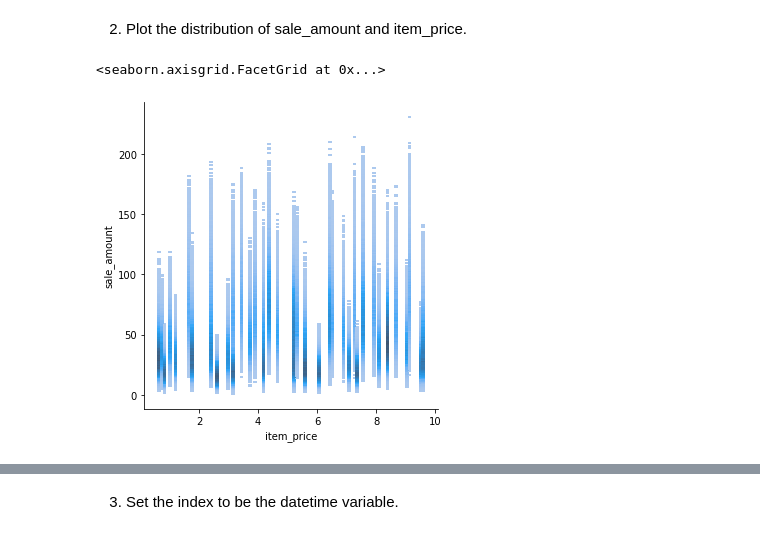
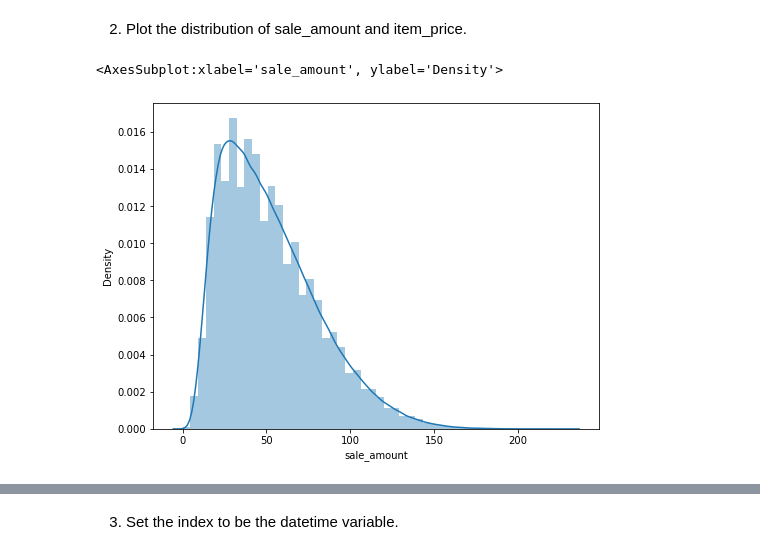
Before and after one commit to albertopuentes/time-series-exercises, a Jupyter notebook: prepare.ipynb, the cells around one changed output, grey strips where cells are left out. Cells and saved outputs as stored; diff of their text form; code cells hidden in the pictures.

```diff
--- a/prepare.ipynb
+++ b/prepare.ipynb
@@ -94,7 +98,7 @@ merged.head()
 # %% [markdown]
 2) Plot the distribution of sale_amount and item_price.
 # %%
-sns.displot(merged, y="sale_amount", x='item_price')
+sns.distplot(merged.sale_amount)
 # %% [output]
-<seaborn.axisgrid.FacetGrid at 0x...>
+<AxesSubplot:xlabel='sale_amount', ylabel='Density'>
-[figure, old version]
+[figure, new version]
```
Also changed, not shown: parts of 25 cells of this notebook.
